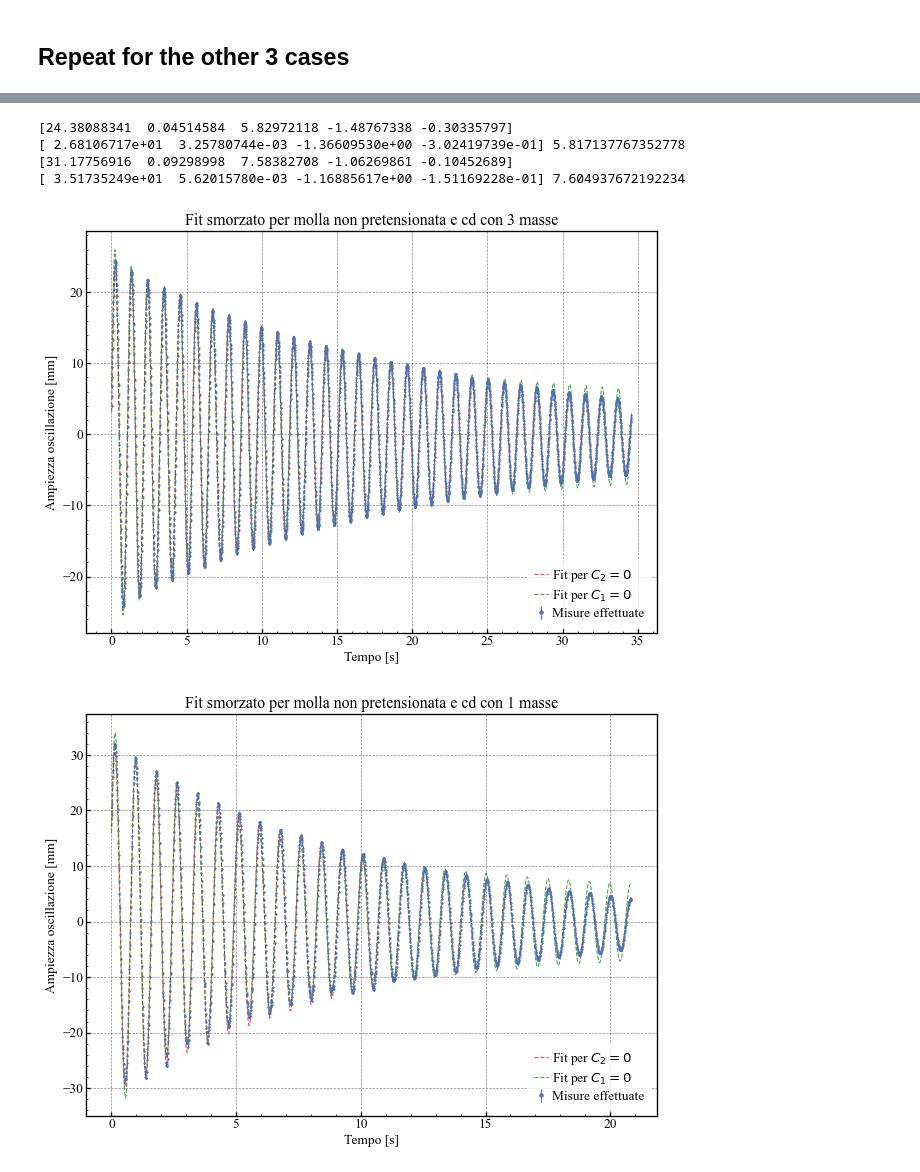
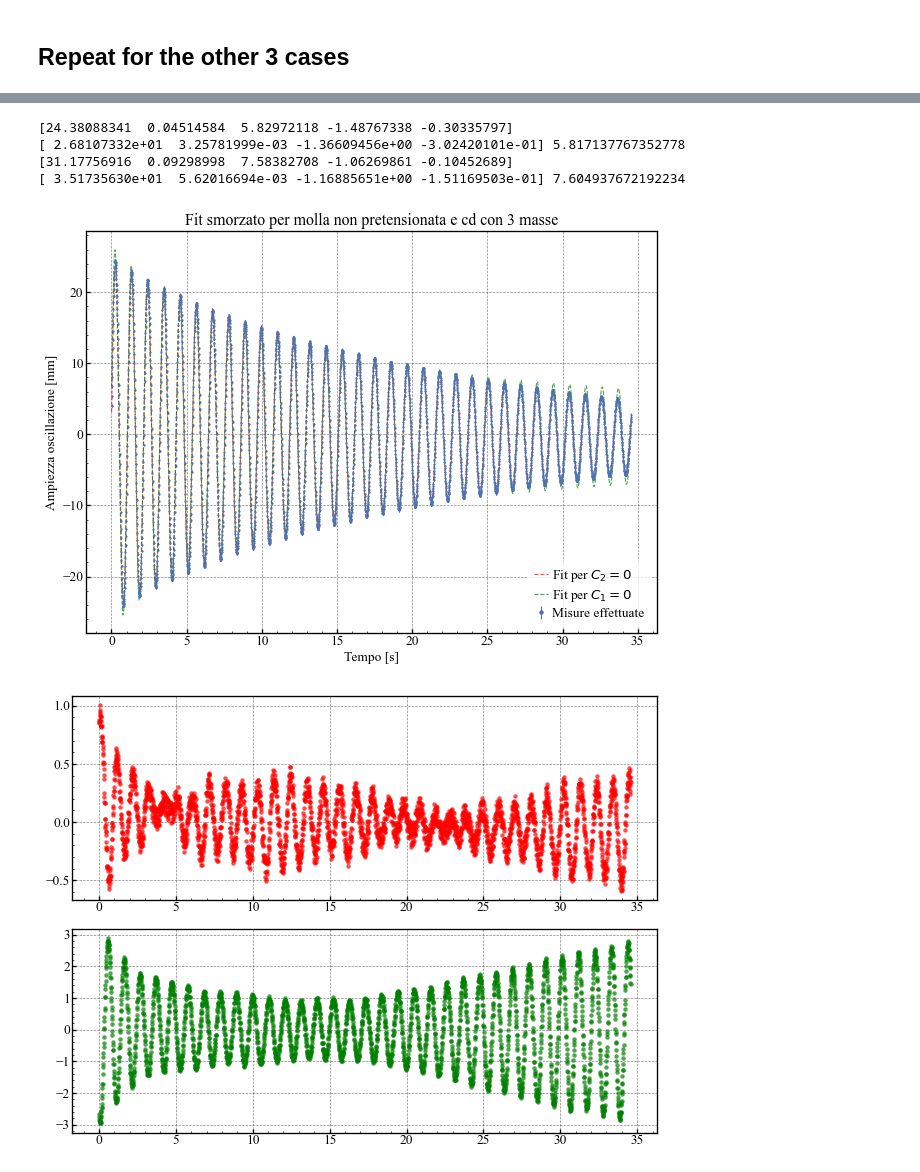
Before and after one commit to Mattia04/Smorzamento, a Jupyter notebook: script.ipynb, the cells around one changed output, grey strips where cells are left out. Cells and saved outputs as stored; diff of their text form; code cells hidden in the pictures.

```diff
--- a/script.ipynb
+++ b/script.ipynb
@@ -95,5 +95,9 @@ for i in range(2):
 
     # * saving figure
     fig.savefig(f"Images/fit_pc_m{5 if i==0 else 7}.png")
+
+    fig, ax = plt.subplots(2)
+    ax[0].scatter(X, Y - Fits.curve(X, *params), c="r", alpha=0.7)
+    ax[1].scatter(X, Y - Fits.curve2(X, *params2, omega), c="g", alpha=0.7)
 # %% [output]
 [-19.8332248    0.06854244  12.9543509   -0.14882633   0.14075554]
@@ -146,5 +152,9 @@ for i in range(2):
 
     # * saving figure
     fig.savefig(f"Images/fit_pr_m{5 if i==0 else 7}.png")
+
+    fig, ax = plt.subplots(2)
+    ax[0].scatter(X, Y - Fits.curve(X, *params), c="r", alpha=0.7)
+    ax[1].scatter(X, Y - Fits.curve2(X, *params2, omega), c="g", alpha=0.7)
 # %% [output]
 [17.7750401   0.07824555 13.17437779 -2.75527925 -0.03763684]
@@ -170,33 +182,37 @@ for i in range(2):
         # 29.91/3 deriva dalla massa della molla
         # /1000 per convertire g in kg
     )
 
     params, std_dev = Fits.smorzato(X, Y)
     params2, std_dev2 = Fits.smorzato2(X, Y, omega)
 
     print(params)
     print(params2, omega)
 
     ax.plot(X, Fits.curve(X, *params), c="r", ls="--", alpha=0.7)
     ax.plot(X, Fits.curve2(X, *params2, omega), c="g", ls="--", alpha=0.7)
     ax.errorbar(X, Y, yerr=0.2, fmt=".")
 
     plt.title(
         f"Fit smorzato per molla non pretensionata e cd con {3 if i==0 else 1} masse"
     )
     ax.legend(
         ["Fit per $C_2 = 0$", "Fit per $C_1 = 0$", "Misure effettuate"],
         loc="lower right",
     )
     ax.set_xlabel("Tempo [s]")
     ax.set_ylabel("Ampiezza oscillazione [mm]")
 
     # * saving figure
     fig.savefig(f"Images/fit_nc_m{3 if i==0 else 1}.png")
+
+    fig, ax = plt.subplots(2)
+    ax[0].scatter(X, Y - Fits.curve(X, *params), c="r", alpha=0.7)
+    ax[1].scatter(X, Y - Fits.curve2(X, *params2, omega), c="g", alpha=0.7)
 # %% [output]
 [24.38088341  0.04514584  5.82972118 -1.48767338 -0.30335797]
-[ 2.68106717e+01  3.25780744e-03 -1.36609530e+00 -3.02419739e-01] 5.817137767352778
+[ 2.68107332e+01  3.25781999e-03 -1.36609456e+00 -3.02420101e-01] 5.817137767352778
 [31.17756916  0.09298998  7.58382708 -1.06269861 -0.10452689]
-[ 3.51735249e+01  5.62015780e-03 -1.16885617e+00 -1.51169228e-01] 7.604937672192234
+[ 3.51735630e+01  5.62016694e-03 -1.16885651e+00 -1.51169503e-01] 7.604937672192234
 [figure]
-[figure, old version]
+[figure, new version]
```
Also changed, not shown: parts of 4 cells of this notebook.
